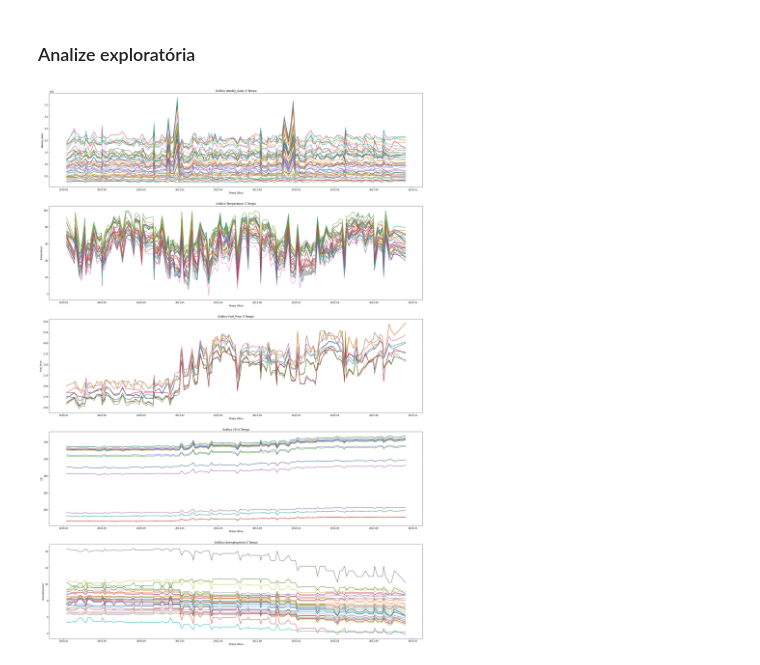
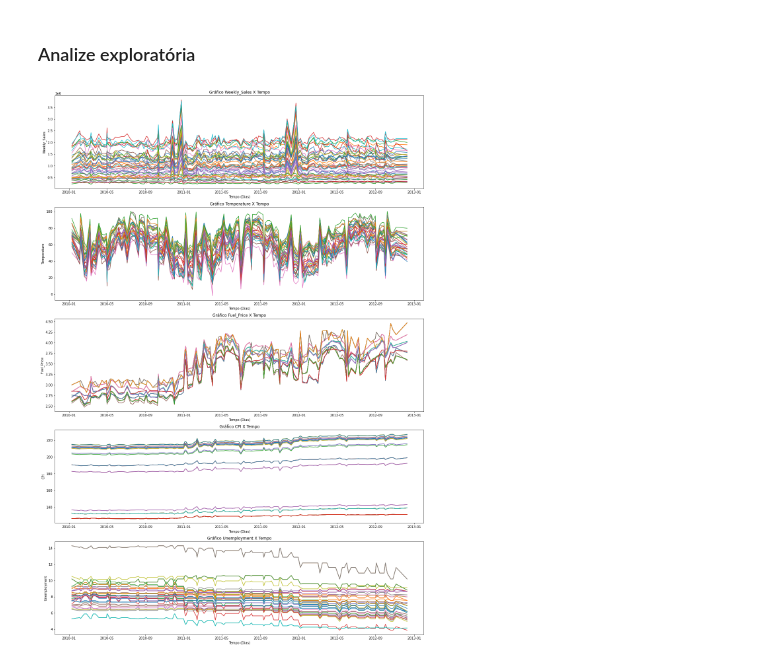
Before and after one commit to Arthur-Barreto/Formnula1_predicting_lap_time, a Jupyter notebook: Walmart.ipynb, the cells around one changed output. Cells and saved outputs as stored; diff of their text form; code cells hidden in the pictures.

Commit message:
ajuste no plot dos graficos

```diff
--- a/Walmart.ipynb
+++ b/Walmart.ipynb
@@ -100,20 +100,20 @@ O dataframe está ok para a analize exploratória.
 # %%
 df.Date = pd.to_datetime(df.Date)
 df_ordenado = df.sort_values(by='Date')
 l_variaveis = ["Weekly_Sales","Temperature","Fuel_Price","CPI","Unemployment"]
 l_subplots = [511,512,513,514,515]
-plt.figure(figsize = (30,45))
+plt.figure(figsize = (20,30))
 
 index = 0
 for variavel in l_variaveis:
     plt.subplot(l_subplots[index])
     for loja in range(1,46):
         dados_loja = df_ordenado.loc[df['Store'] == loja]
         plt.plot(dados_loja.Date, dados_loja[variavel])
         plt.title(f"Gráfico {variavel} X Tempo")
         plt.ylabel(variavel)
         plt.xlabel("Tempo (Dias)")
     index += 1
 plt.show()
 # %% [output]
-[figure, old version]
+[figure, new version]
```
Also changed, not shown: parts of 1 cell of this notebook.
